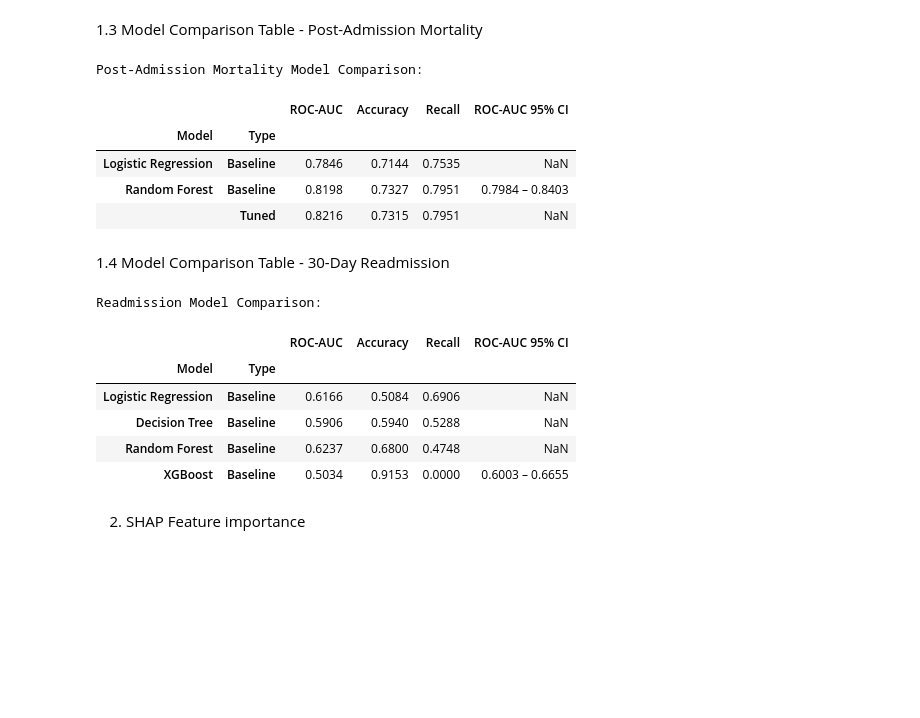
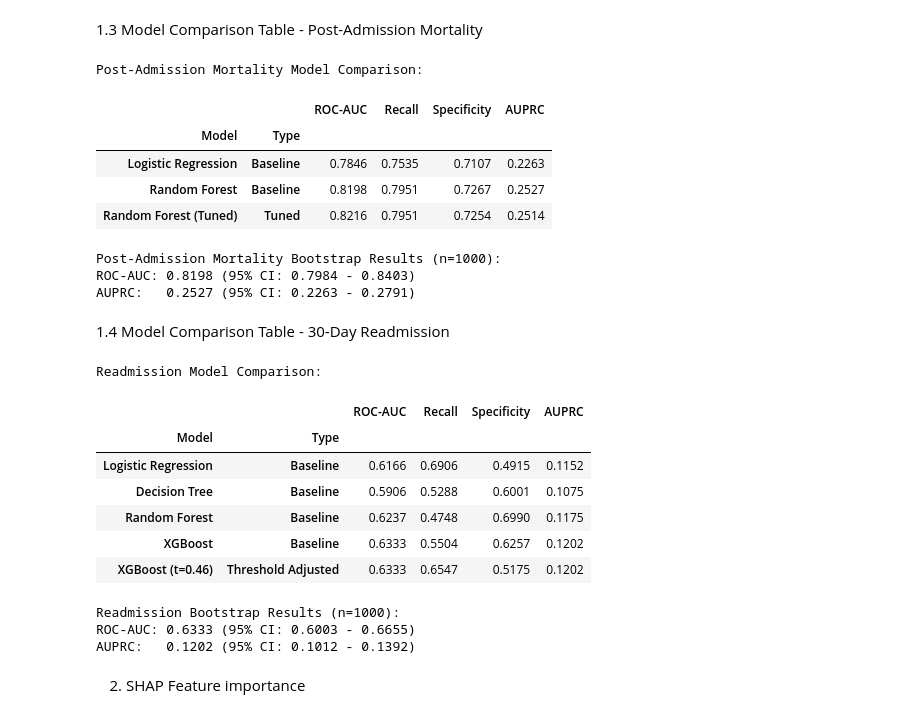
Before and after one commit to awn20222469/w1998467_FYP_MI_prediction, a Jupyter notebook: w1998467_Final.ipynb, the cells around one changed output. Saved outputs shown, nothing was run; the diff lists cells and outputs as text; code cells hidden in the pictures; blank space fills up the shorter version.

```diff
--- a/w1998467_Final.ipynb
+++ b/w1998467_Final.ipynb
@@ -3400,10 +3399,13 @@ for gender in MI_finaldf['gender'].unique():
 def get_metrics(model, X_test, y_test_bin, threshold=0.5):
     y_prob = model.predict_proba(X_test)[:, 1]
     y_pred = (y_prob >= threshold).astype(int)
+    tn, fp, fn, tp = confusion_matrix(y_test_bin, y_pred).ravel()
+    specificity = tn / (tn + fp)
     return {
-        "ROC-AUC":  round(roc_auc_score(y_test_bin, y_prob), 4),
-        "Accuracy": round(accuracy_score(y_test_bin, y_pred), 4),
-        "Recall":   round(recall_score(y_test_bin, y_pred, zero_division=0), 4),
+        "ROC-AUC":     round(roc_auc_score(y_test_bin, y_prob), 4),
+        "Recall":      round(recall_score(y_test_bin, y_pred), 4),
+        "Specificity": round(specificity, 4),
+        "AUPRC":       round(average_precision_score(y_test_bin, y_prob), 4),
     }
 # %% [markdown]
 1.1 Model Comparison Table - LOS
@@ -3469,42 +3481,56 @@ Admission Mortality Model Comparison:
 mort2_comparison = pd.DataFrame([
     {"Model": "Logistic Regression", "Type": "Baseline", **get_metrics(mort2_lr,      X_test_enc_mort2, y_test_mort2)},
     {"Model": "Random Forest",       "Type": "Baseline", **get_metrics(mort2_rf,      X_test_enc_mort2, y_test_mort2)},
-    {"Model": "Random Forest",       "Type": "Tuned",    **get_metrics(best_rf_mort2, X_test_enc_mort2, y_test_mort2)},
+    {"Model": "Random Forest (Tuned)","Type": "Tuned",   **get_metrics(best_rf_mort2, X_test_enc_mort2, y_test_mort2)},
 ]).set_index(["Model", "Type"])
 
-mort2_comparison.loc[("Random Forest", "Baseline"), "ROC-AUC 95% CI"] = "0.7984 – 0.8403"
+mort2_comparison = mort2_comparison[["ROC-AUC", "Recall", "Specificity", "AUPRC"]]
+print("Post-Admission Mortality Model Comparison:")
 
-print("Post-Admission Mortality Model Comparison:")
-mort2_comparison
+display(mort2_comparison)
+print(f"\nPost-Admission Mortality Bootstrap Results (n=1000):")
+print(f"ROC-AUC: 0.8198 (95% CI: 0.7984 - 0.8403)")
+print(f"AUPRC:   0.2527 (95% CI: 0.2263 - 0.2791)")
 # %% [output]
 Post-Admission Mortality Model Comparison:
-|  |  | ROC-AUC | Accuracy | Recall | ROC-AUC 95% CI |
+|  |  | ROC-AUC | Recall | Specificity | AUPRC |
 | Model | Type |  |  |  |  |
-| Logistic Regression | Baseline | 0.7846 | 0.7144 | 0.7535 | NaN |
-| Random Forest | Baseline | 0.8198 | 0.7327 | 0.7951 | 0.7984 – 0.8403 |
-|  | Tuned | 0.8216 | 0.7315 | 0.7951 | NaN |
+| Logistic Regression | Baseline | 0.7846 | 0.7535 | 0.7107 | 0.2263 |
+| Random Forest | Baseline | 0.8198 | 0.7951 | 0.7267 | 0.2527 |
+| Random Forest (Tuned) | Tuned | 0.8216 | 0.7951 | 0.7254 | 0.2514 |
+Post-Admission Mortality Bootstrap Results (n=1000):
+ROC-AUC: 0.8198 (95% CI: 0.7984 - 0.8403)
+AUPRC:   0.2527 (95% CI: 0.2263 - 0.2791)
 # %% [markdown]
 1.4 Model Comparison Table - 30-Day Readmission
 # %%
 readmit_comparison = pd.DataFrame([
-    {"Model": "Logistic Regression", "Type": "Baseline", **get_metrics(readmit_lr,  X_test_enc_readmit, y_test_readmit)},
-    {"Model": "Decision Tree",       "Type": "Baseline", **get_metrics(readmit_dt,  X_test_enc_readmit, y_test_readmit)},
-    {"Model": "Random Forest",       "Type": "Baseline", **get_metrics(readmit_rf,  X_test_enc_readmit, y_test_readmit)},
-    {"Model": "XGBoost",             "Type": "Baseline", **get_metrics(readmit_xgb, X_test_enc_readmit, y_test_readmit)},
+    {"Model": "Logistic Regression", "Type": "Baseline", **get_metrics(readmit_lr,  X_test_enc_readmit,   y_test_readmit)},
+    {"Model": "Decision Tree",       "Type": "Baseline", **get_metrics(readmit_dt,  X_test_enc_readmit,   y_test_readmit)},
+    {"Model": "Random Forest",       "Type": "Baseline", **get_metrics(readmit_rf,  X_test_enc_readmit,   y_test_readmit)},
+    {"Model": "XGBoost",             "Type": "Baseline", **get_metrics(readmit_xgb, X_test_dense_readmit, y_test_readmit)},
+    {"Model": "XGBoost (t=0.46)",    "Type": "Threshold Adjusted", **get_metrics(readmit_xgb, X_test_dense_readmit, y_test_readmit, threshold=0.46)},
 ]).set_index(["Model", "Type"])
 
-readmit_comparison.loc[("XGBoost", "Baseline"), "ROC-AUC 95% CI"] = "0.6003 – 0.6655"
+readmit_comparison = readmit_comparison[["ROC-AUC", "Recall", "Specificity", "AUPRC"]]
+print("Readmission Model Comparison:")
 
-print("Readmission Model Comparison:")
-readmit_comparison
+display(readmit_comparison)
+print(f"\nReadmission Bootstrap Results (n=1000):")
+print(f"ROC-AUC: 0.6333 (95% CI: 0.6003 - 0.6655)")
+print(f"AUPRC:   0.1202 (95% CI: 0.1012 - 0.1392)")
 # %% [output]
 Readmission Model Comparison:
-|  |  | ROC-AUC | Accuracy | Recall | ROC-AUC 95% CI |
+|  |  | ROC-AUC | Recall | Specificity | AUPRC |
 | Model | Type |  |  |  |  |
-| Logistic Regression | Baseline | 0.6166 | 0.5084 | 0.6906 | NaN |
-| Decision Tree | Baseline | 0.5906 | 0.5940 | 0.5288 | NaN |
-| Random Forest | Baseline | 0.6237 | 0.6800 | 0.4748 | NaN |
-| XGBoost | Baseline | 0.5034 | 0.9153 | 0.0000 | 0.6003 – 0.6655 |
+| Logistic Regression | Baseline | 0.6166 | 0.6906 | 0.4915 | 0.1152 |
+| Decision Tree | Baseline | 0.5906 | 0.5288 | 0.6001 | 0.1075 |
+| Random Forest | Baseline | 0.6237 | 0.4748 | 0.6990 | 0.1175 |
+| XGBoost | Baseline | 0.6333 | 0.5504 | 0.6257 | 0.1202 |
+| XGBoost (t=0.46) | Threshold Adjusted | 0.6333 | 0.6547 | 0.5175 | 0.1202 |
+Readmission Bootstrap Results (n=1000):
+ROC-AUC: 0.6333 (95% CI: 0.6003 - 0.6655)
+AUPRC:   0.1202 (95% CI: 0.1012 - 0.1392)
 # %% [markdown]
 2. SHAP Feature importance
 # %% [markdown]
```
Also changed, not shown: parts of 6 cells of this notebook, 1 other file.
